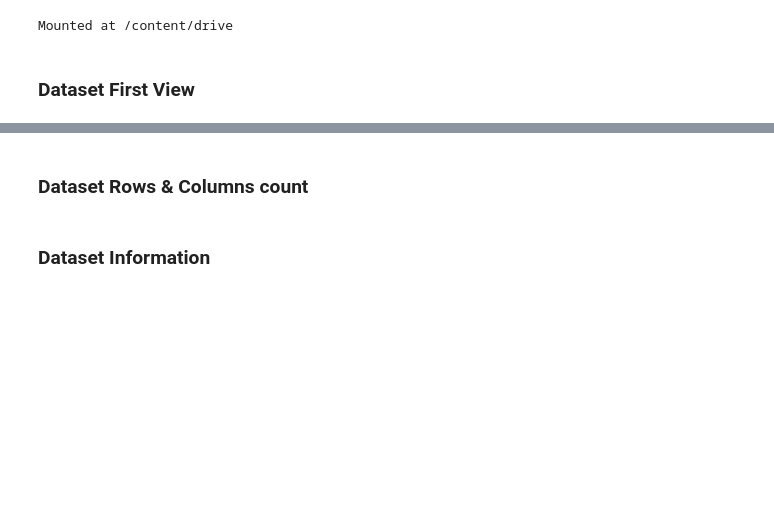
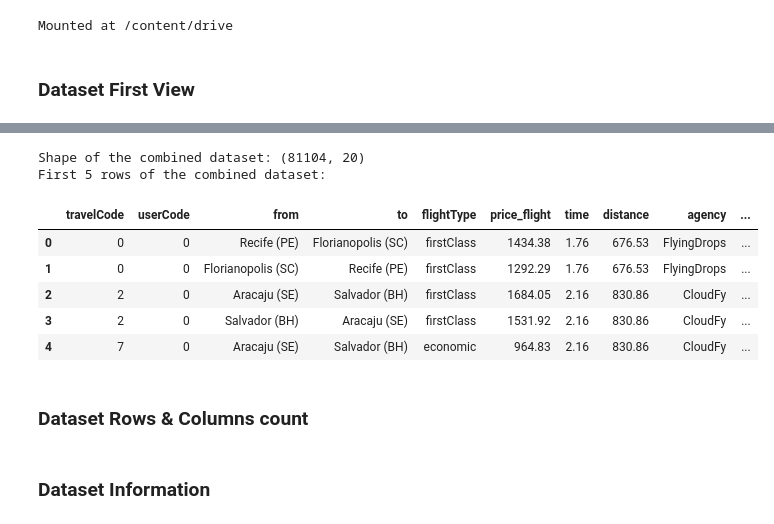
Before and after one commit to amol004/Voyage-Analytics-Integrating-MLOps-in-Travel, a Jupyter notebook: Capstone_Project_Productionization_of_ML_Systems.ipynb, the cells around one changed output, grey strips where cells are left out. Drawn from its saved outputs; the diff is of its cells as text; code cells hidden in the pictures; blank space fills up the shorter version.

```diff
--- a/Capstone_Project_Productionization_of_ML_Systems.ipynb
+++ b/Capstone_Project_Productionization_of_ML_Systems.ipynb
@@ -147,3 +183,20 @@ flights = pd.read_csv(url, encoding='latin1')
+# %%
+user = user.rename(columns={'code': 'userCode'})
+merged_df = pd.merge(flights, hotel, on=['travelCode', 'userCode'], how='inner', suffixes=('_flight', '_hotel'))
+merged_df = pd.merge(merged_df, user, on='userCode', how='inner')
+
+print("Shape of the combined dataset:", merged_df.shape)
+print("First 5 rows of the combined dataset:")
+merged_df.head()
+# %% [output]
+Shape of the combined dataset: (81104, 20)
+First 5 rows of the combined dataset:
+|  | travelCode | userCode | from | to | flightType | price_flight | time | distance | agency | ... |
+| 0 | 0 | 0 | Recife (PE) | Florianopolis (SC) | firstClass | 1434.38 | 1.76 | 676.53 | FlyingDrops | ... |
+| 1 | 0 | 0 | Florianopolis (SC) | Recife (PE) | firstClass | 1292.29 | 1.76 | 676.53 | FlyingDrops | ... |
+| 2 | 2 | 0 | Aracaju (SE) | Salvador (BH) | firstClass | 1684.05 | 2.16 | 830.86 | CloudFy | ... |
+| 3 | 2 | 0 | Salvador (BH) | Aracaju (SE) | firstClass | 1531.92 | 2.16 | 830.86 | CloudFy | ... |
+| 4 | 7 | 0 | Aracaju (SE) | Salvador (BH) | economic | 964.83 | 2.16 | 830.86 | CloudFy | ... |
 # %% [markdown]
 ### Dataset Rows & Columns count
 # %%
```
Also changed, not shown: parts of 8 cells of this notebook.
